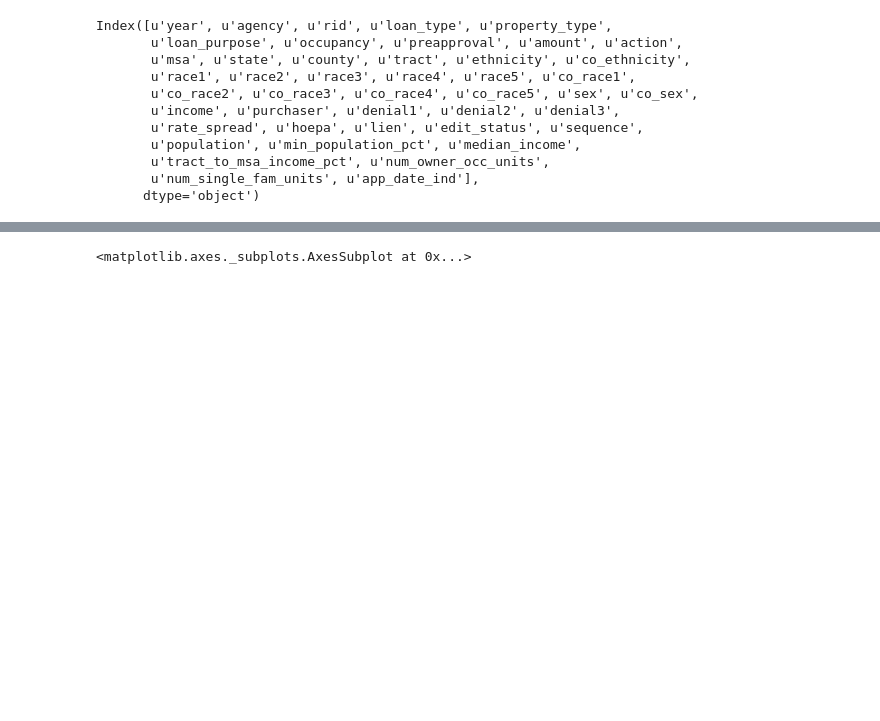
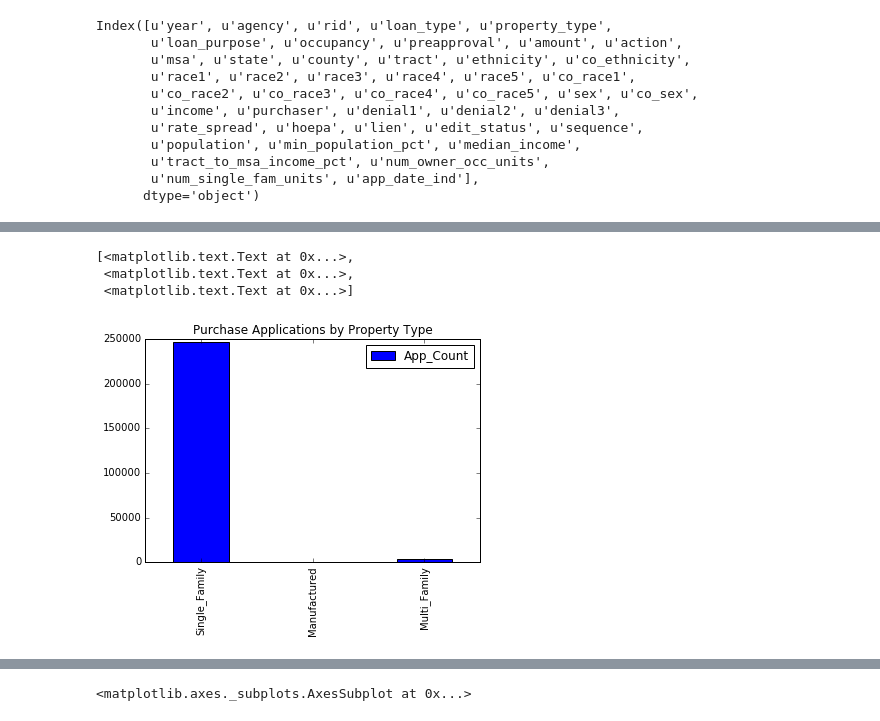
Before and after one commit to Kibrael/LAR_profiles, a Jupyter notebook: Untitled.ipynb, the cells around one changed output, grey strips where cells are left out. Drawn from its saved outputs; the diff is of its cells as text; code cells hidden in the pictures; blank space fills up the shorter version.

```diff
--- a/Untitled.ipynb
+++ b/Untitled.ipynb
@@ -76,0 +92,13 @@ Index([u'year', u'agency', u'rid', u'loan_type', u'property_type',
+# %%
+#Application count by housing type for PURCHASE LOANS
+purch_mix_df = pd.DataFrame(LAR_df[LAR_df['loan_purpose']=='1'].groupby('property_type').size())
+purch_mix_df.reset_index(inplace=True)
+purch_mix_df['Label'] = prop_types
+purch_mix_df.columns = ['Property_Type', 'App_Count', 'Label']
+ax=purch_mix_df.plot(kind='bar', title='Purchase Applications by Property Type')
+ax.set_xticklabels(purch_mix_df.Label)
+# %% [output]
+[<matplotlib.text.Text at 0x...>,
+ <matplotlib.text.Text at 0x...>,
+ <matplotlib.text.Text at 0x...>]
+[figure, added]
```
Also changed, not shown: parts of 10 cells of this notebook.
